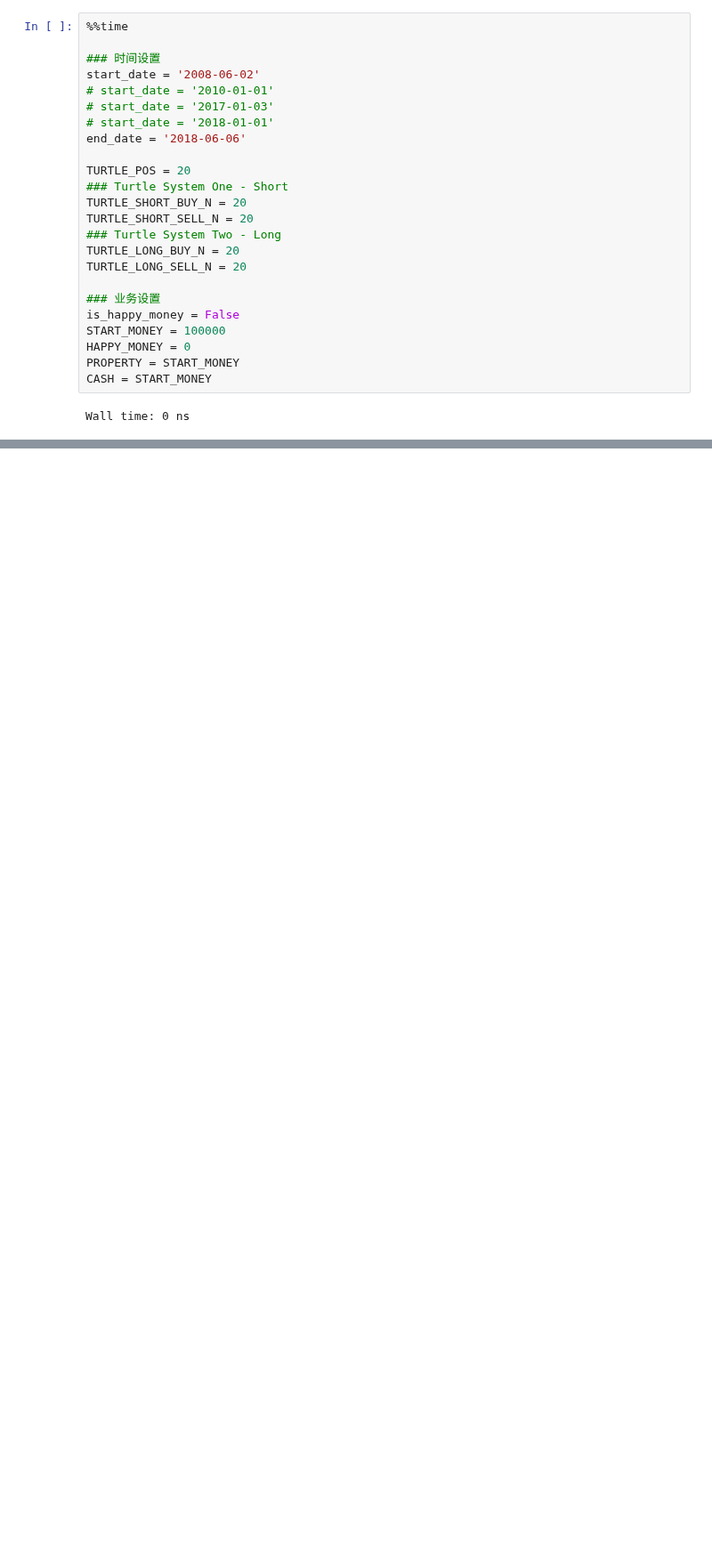
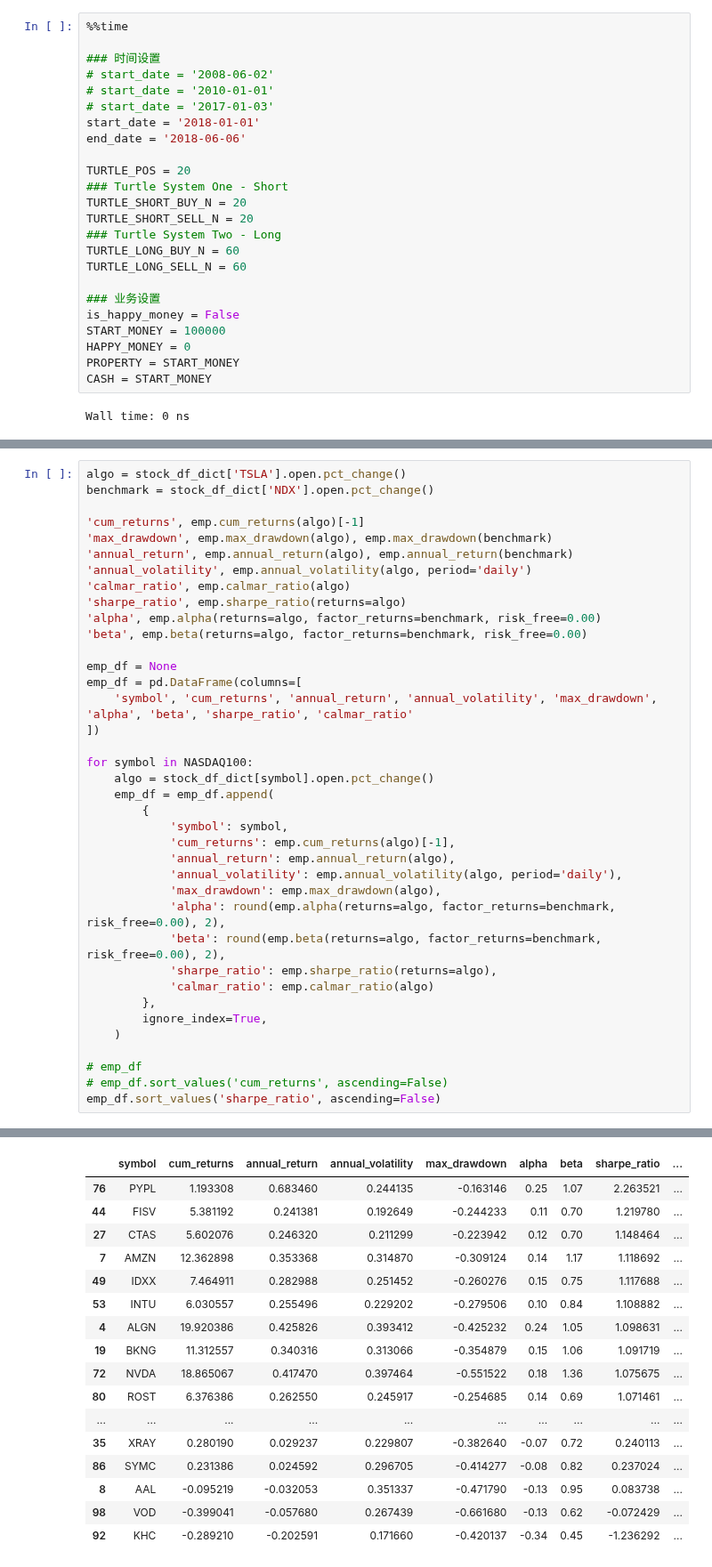
Before and after one commit to dxcv/ML4M, a Jupyter notebook: notebook/turtle_2system_nasdaq100.ipynb, the cells around one changed output, grey strips where cells are left out. Shown at 89% size. Cells and saved outputs as stored; diff of their text form; blank space fills up the shorter version.

```diff
--- a/notebook/turtle_2system_nasdaq100.ipynb
+++ b/notebook/turtle_2system_nasdaq100.ipynb
@@ -48,10 +49,10 @@ Wall time: 0 ns
 %%time
 
 ### 时间设置
-start_date = '2008-06-02'
+# start_date = '2008-06-02'
 # start_date = '2010-01-01'
 # start_date = '2017-01-03'
-# start_date = '2018-01-01'
+start_date = '2018-01-01'
 end_date = '2018-06-06'
 
 TURTLE_POS = 20
@@ -59,8 +60,8 @@ TURTLE_POS = 20
 TURTLE_SHORT_BUY_N = 20
 TURTLE_SHORT_SELL_N = 20
 ### Turtle System Two - Long
-TURTLE_LONG_BUY_N = 20
-TURTLE_LONG_SELL_N = 20
+TURTLE_LONG_BUY_N = 60
+TURTLE_LONG_SELL_N = 60
 
 ### 业务设置
 is_happy_money = False
@@ -201 +202,40 @@ for symbol in NASDAQ100:
 # print(len(stock_df_dict['NDX']), sum_buy_sig_short, sum_buy_sig_long)
+# %%
+algo = stock_df_dict['TSLA'].open.pct_change()
+benchmark = stock_df_dict['NDX'].open.pct_change()
+
+'cum_returns', emp.cum_returns(algo)[-1]
+'max_drawdown', emp.max_drawdown(algo), emp.max_drawdown(benchmark)
+'annual_return', emp.annual_return(algo), emp.annual_return(benchmark)
+'annual_volatility', emp.annual_volatility(algo, period='daily')
+'calmar_ratio', emp.calmar_ratio(algo)
+'sharpe_ratio', emp.sharpe_ratio(returns=algo)
+'alpha', emp.alpha(returns=algo, factor_returns=benchmark, risk_free=0.00)
+'beta', emp.beta(returns=algo, factor_returns=benchmark, risk_free=0.00)
+
+emp_df = None
+emp_df = pd.DataFrame(columns=[
+    'symbol', 'cum_returns', 'annual_return', 'annual_volatility', 'max_drawdown', 'alpha', 'beta', 'sharpe_ratio', 'calmar_ratio'
+])
+
+for symbol in NASDAQ100:
+    algo = stock_df_dict[symbol].open.pct_change()
+    emp_df = emp_df.append(
+        {
+            'symbol': symbol,
+            'cum_returns': emp.cum_returns(algo)[-1],
+            'annual_return': emp.annual_return(algo),
+            'annual_volatility': emp.annual_volatility(algo, period='daily'),
+            'max_drawdown': emp.max_drawdown(algo),
+            'alpha': round(emp.alpha(returns=algo, factor_returns=benchmark, risk_free=0.00), 2),
+            'beta': round(emp.beta(returns=algo, factor_returns=benchmark, risk_free=0.00), 2),
+            'sharpe_ratio': emp.sharpe_ratio(returns=algo),
+            'calmar_ratio': emp.calmar_ratio(algo)
+        },
+        ignore_index=True,
+    )
+
+# emp_df
+# emp_df.sort_values('cum_returns', ascending=False)
+emp_df.sort_values('sharpe_ratio', ascending=False)
+# %% [output]
@@ -201,0 +250,17 @@ for symbol in NASDAQ100:
+|  | symbol | cum_returns | annual_return | annual_volatility | max_drawdown | alpha | beta | sharpe_ratio | ... |
+| 76 | PYPL | 1.193308 | 0.683460 | 0.244135 | -0.163146 | 0.25 | 1.07 | 2.263521 | ... |
+| 44 | FISV | 5.381192 | 0.241381 | 0.192649 | -0.244233 | 0.11 | 0.70 | 1.219780 | ... |
+| 27 | CTAS | 5.602076 | 0.246320 | 0.211299 | -0.223942 | 0.12 | 0.70 | 1.148464 | ... |
+| 7 | AMZN | 12.362898 | 0.353368 | 0.314870 | -0.309124 | 0.14 | 1.17 | 1.118692 | ... |
+| 49 | IDXX | 7.464911 | 0.282988 | 0.251452 | -0.260276 | 0.15 | 0.75 | 1.117688 | ... |
+| 53 | INTU | 6.030557 | 0.255496 | 0.229202 | -0.279506 | 0.10 | 0.84 | 1.108882 | ... |
+| 4 | ALGN | 19.920386 | 0.425826 | 0.393412 | -0.425232 | 0.24 | 1.05 | 1.098631 | ... |
+| 19 | BKNG | 11.312557 | 0.340316 | 0.313066 | -0.354879 | 0.15 | 1.06 | 1.091719 | ... |
+| 72 | NVDA | 18.865067 | 0.417470 | 0.397464 | -0.551522 | 0.18 | 1.36 | 1.075675 | ... |
+| 80 | ROST | 6.376386 | 0.262550 | 0.245917 | -0.254685 | 0.14 | 0.69 | 1.071461 | ... |
+| ... | ... | ... | ... | ... | ... | ... | ... | ... | ... |
+| 35 | XRAY | 0.280190 | 0.029237 | 0.229807 | -0.382640 | -0.07 | 0.72 | 0.240113 | ... |
+| 86 | SYMC | 0.231386 | 0.024592 | 0.296705 | -0.414277 | -0.08 | 0.82 | 0.237024 | ... |
+| 8 | AAL | -0.095219 | -0.032053 | 0.351337 | -0.471790 | -0.13 | 0.95 | 0.083738 | ... |
+| 98 | VOD | -0.399041 | -0.057680 | 0.267439 | -0.661680 | -0.13 | 0.62 | -0.072429 | ... |
+| 92 | KHC | -0.289210 | -0.202591 | 0.171660 | -0.420137 | -0.34 | 0.45 | -1.236292 | ... |
```
Also changed, not shown: parts of 9 cells of this notebook, 2 other files.
